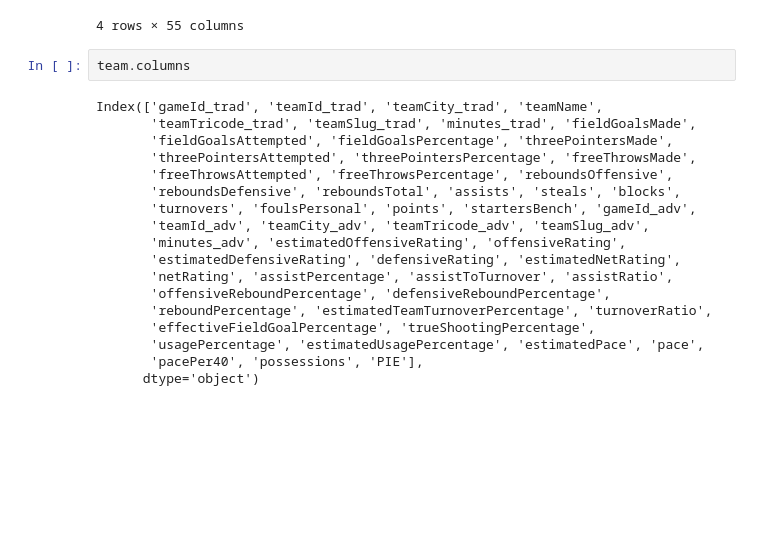
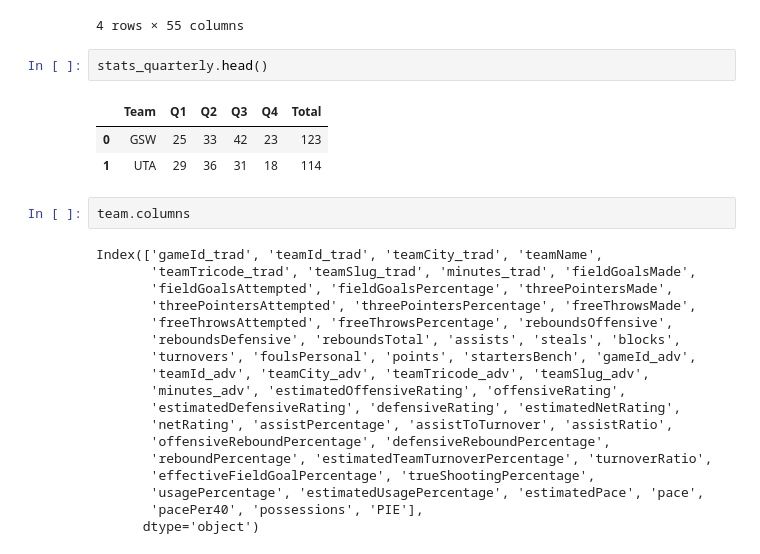
Before and after one commit to biiipin/analysis_nbagame, a Jupyter notebook: data_analysis.ipynb, the cells around one changed output. Saved outputs shown, nothing was run; the diff lists cells and outputs as text; blank space fills up the shorter version.

```diff
--- a/data_analysis.ipynb
+++ b/data_analysis.ipynb
@@ -32,6 +33,12 @@ team.head()
 | 2 | 22500492 | 1610612762 | Utah | Jazz | UTA | jazz | 156:29 | ... |
 | 3 | 22500492 | 1610612762 | Utah | Jazz | UTA | jazz | 156:29 | ... |
 4 rows × 55 columns
+# %%
+stats_quarterly.head()
+# %% [output]
+|  | Team | Q1 | Q2 | Q3 | Q4 | Total |
+| 0 | GSW | 25 | 33 | 42 | 23 | 123 |
+| 1 | UTA | 29 | 36 | 31 | 18 | 114 |
 # %%
 team.columns
 # %% [output]
```
Also changed, not shown: parts of 4 cells of this notebook, 1 other file.
